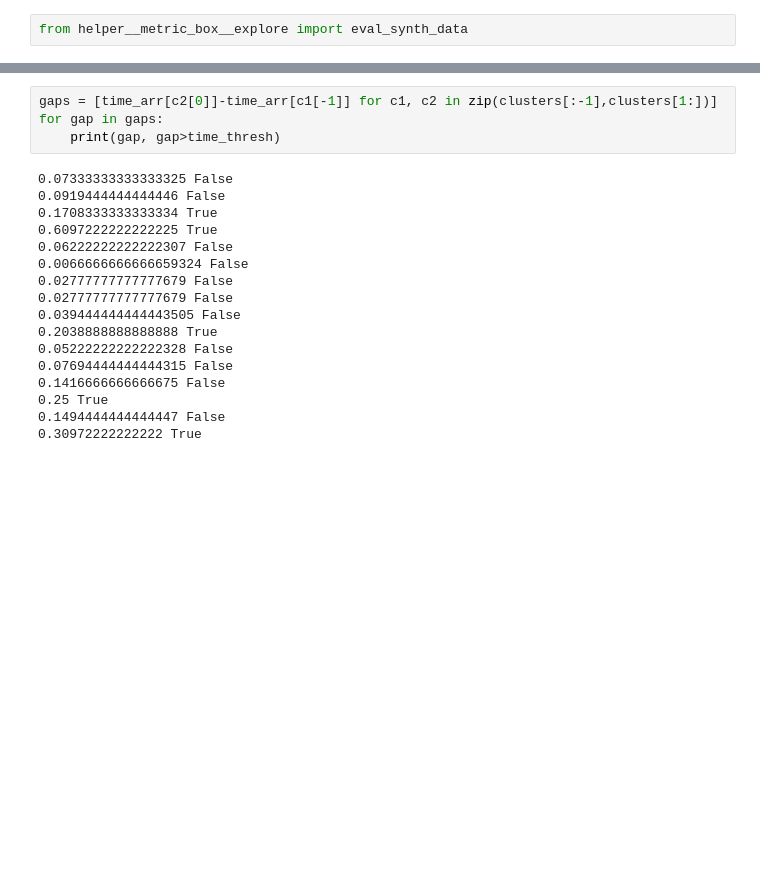
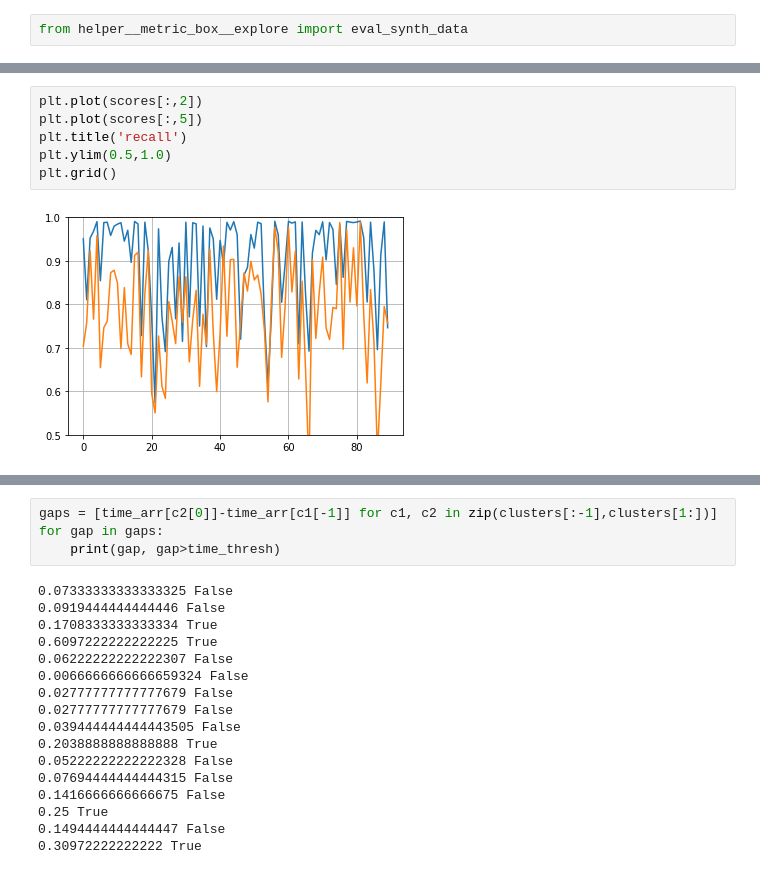
Before and after one commit to m-salewski/stay_classification, a Jupyter notebook: notebooks/classifiers_playground/metric_box_method/classifier_1D__metric_box__explore_simple_cases.ipynb, the cells around one changed output, grey strips where cells are left out. Saved outputs shown, nothing was run; the diff lists cells and outputs as text; blank space fills up the shorter version.

```diff
--- a/notebooks/classifiers_playground/metric_box_method/classifier_1D__metric_box__explore_simple_cases.ipynb
+++ b/notebooks/classifiers_playground/metric_box_method/classifier_1D__metric_box__explore_simple_cases.ipynb
@@ -205,0 +234,8 @@ print(conmat)
+# %%
+plt.plot(scores[:,2])
+plt.plot(scores[:,5])
+plt.title('recall')
+plt.ylim(0.5,1.0)
+plt.grid()
+# %% [output]
+[figure, added]
```
Also changed, not shown: parts of 23 cells of this notebook, 4 other files.
